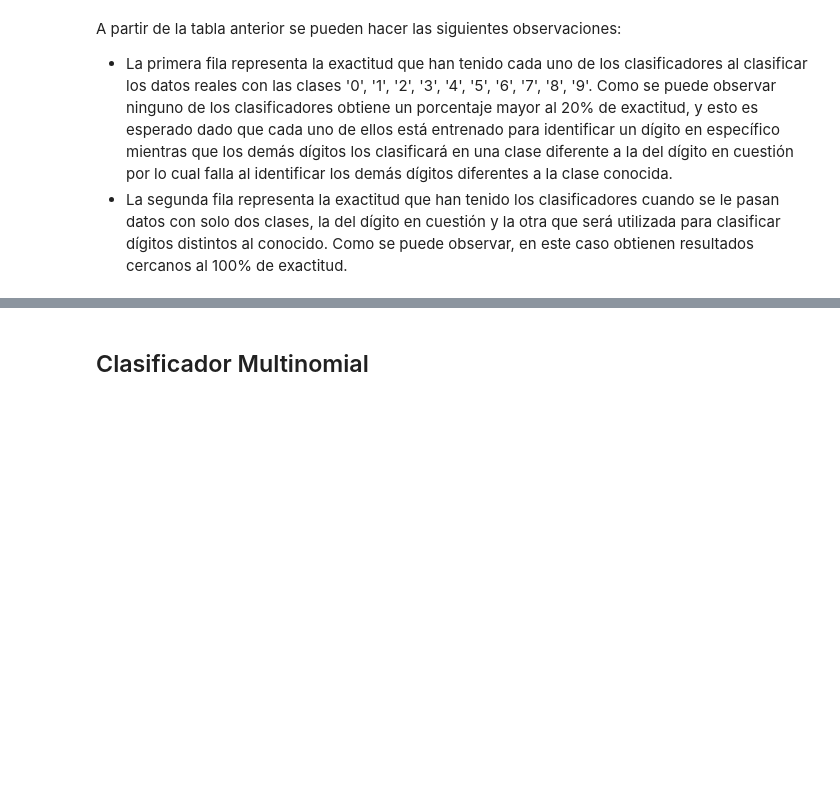
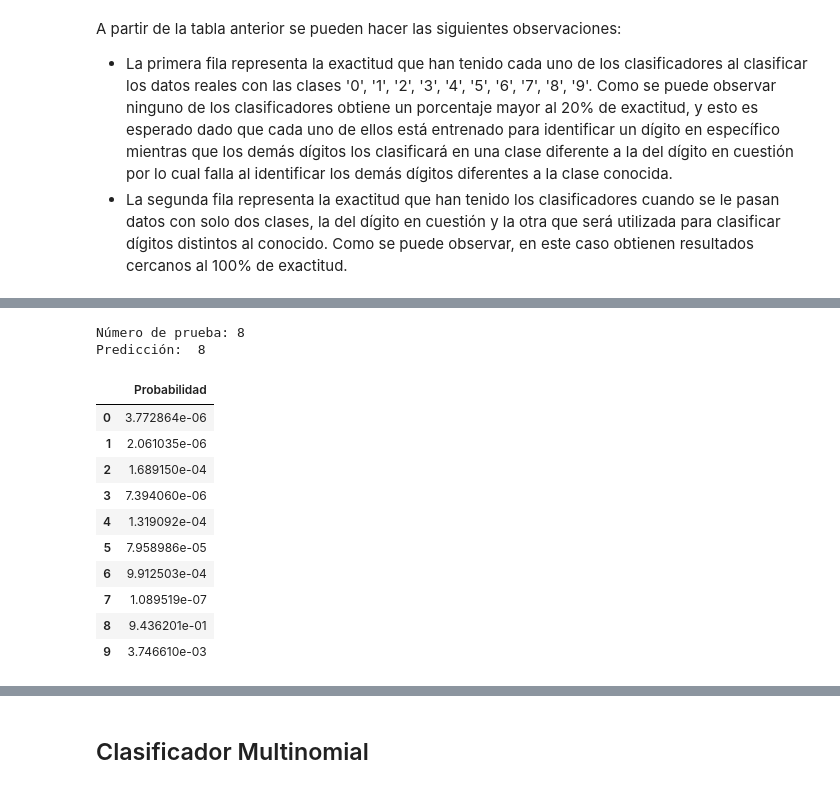
Before and after one commit to MonicaCabanas23/Clasificacion-y-Regresion-Lineal, a Jupyter notebook: Clasificacion_y_Regresion_Lineal.ipynb, the cells around one changed output, grey strips where cells are left out. Saved outputs shown, nothing was run; the diff lists cells and outputs as text; code cells hidden in the pictures; blank space fills up the shorter version.

```diff
--- a/Clasificacion_y_Regresion_Lineal.ipynb
+++ b/Clasificacion_y_Regresion_Lineal.ipynb
@@ -793,0 +800,38 @@ A partir de la tabla anterior se pueden hacer las siguientes observaciones:
+# %%
+digit = 1796  # Change the number to see the probabilities of a different number
+
+test_number = standarized_digits[digit]
+print(f'Número de prueba: {y[digit]}')
+
+def ovr(models, sample_digit):
+    probabilities = np.zeros([10,1])
+
+    for i in range(0,10):
+        if(i == 0):
+            probabilities[i] = models[i].predict_proba(sample_digit.reshape(1, -1))[0,0]
+        else:
+            probabilities[i] = models[i].predict_proba(sample_digit.reshape(1, -1))[0,1]
+
+    prediction = np.argmax(probabilities)
+
+    return probabilities, prediction
+
+probabilities, prediction = ovr(models=models, sample_digit=test_number)
+print('Predicción: ', prediction)
+
+df = pd.DataFrame(probabilities, columns=['Probabilidad'], index=[f'{i}' for i in range(10)])
+df.head(10)
+# %% [output]
+Número de prueba: 8
+Predicción:  8
+|  | Probabilidad |
+| 0 | 3.772864e-06 |
+| 1 | 2.061035e-06 |
+| 2 | 1.689150e-04 |
+| 3 | 7.394060e-06 |
+| 4 | 1.319092e-04 |
+| 5 | 7.958986e-05 |
+| 6 | 9.912503e-04 |
+| 7 | 1.089519e-07 |
+| 8 | 9.436201e-01 |
+| 9 | 3.746610e-03 |
```
Also changed, not shown: parts of 5 cells of this notebook.
